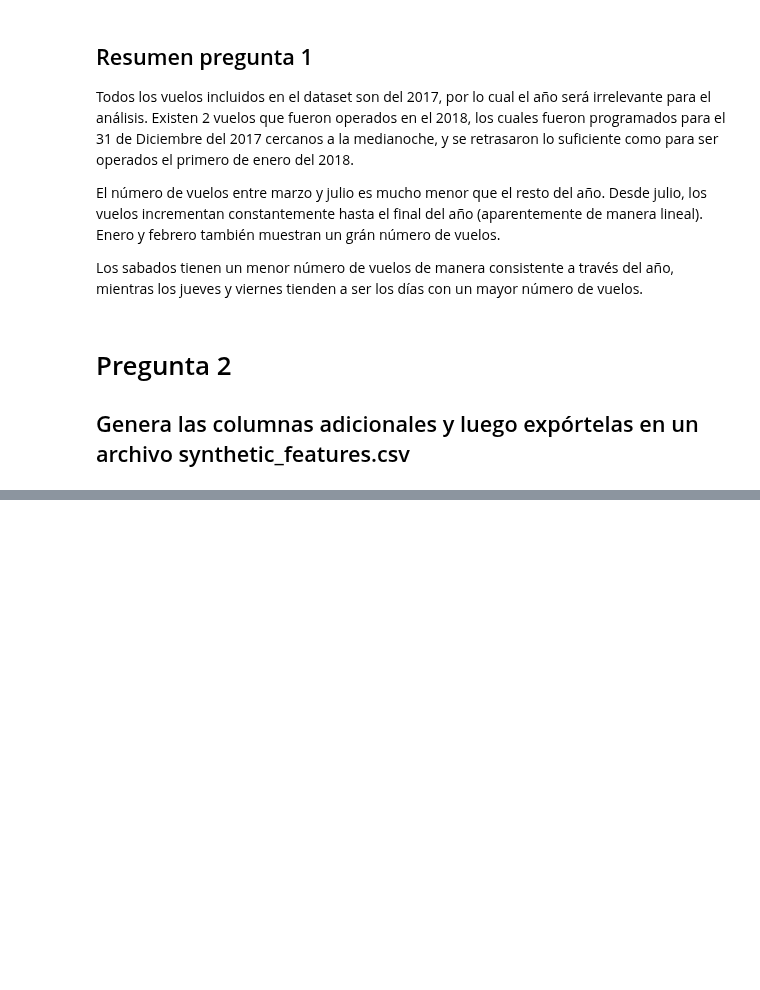
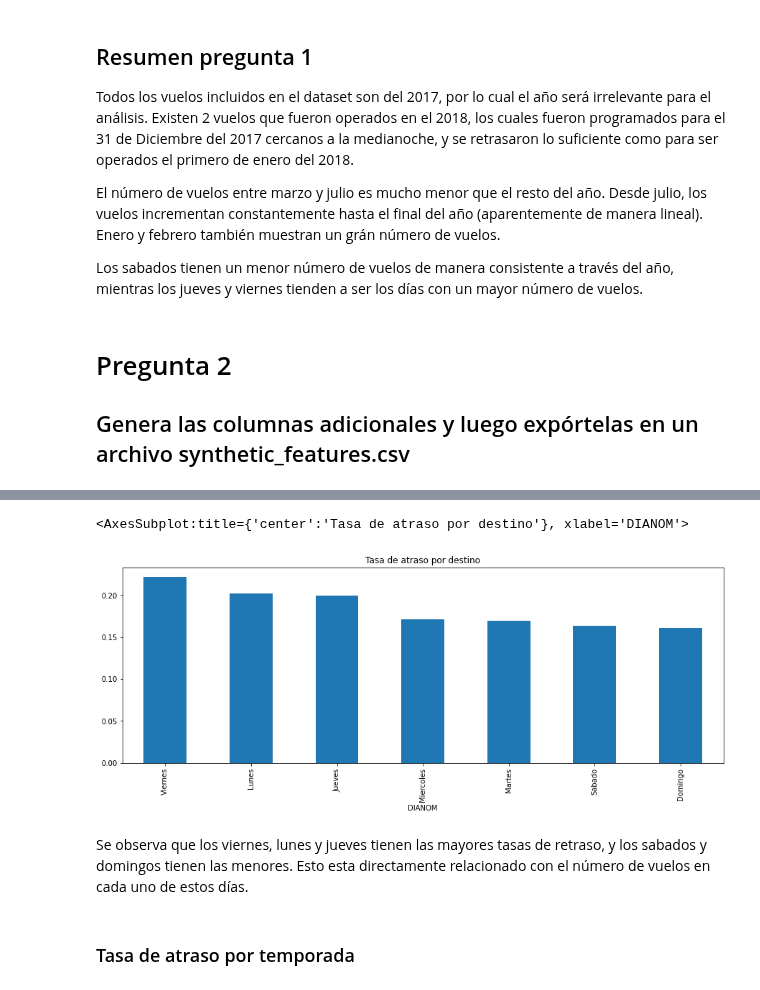
Before and after one commit to AndresFrancoG/desafioDSLatam, a Jupyter notebook: solution.ipynb, the cells around one changed output, grey strips where cells are left out. Drawn from its saved outputs; the diff is of its cells as text; code cells hidden in the pictures; blank space fills up the shorter version.

```diff
--- a/solution.ipynb
+++ b/solution.ipynb
@@ -265,0 +289,9 @@ Se observa que Julio y Diciembre tienen las mayores tasas de retraso, mientras m
+# %%
+dSemana_tasa_atraso.plot.bar(figsize=(15,5), title = 'Tasa de atraso por destino')
+# %% [output]
+<AxesSubplot:title={'center':'Tasa de atraso por destino'}, xlabel='DIANOM'>
+[figure, added]
+# %% [markdown]
+Se observa que los viernes, lunes y jueves tienen las mayores tasas de retraso, y los sabados y domingos tienen las menores. Esto esta directamente relacionado con el número de vuelos en cada uno de estos días.
+# %% [markdown]
+### Tasa de atraso por temporada
```
Also changed, not shown: parts of 56 cells of this notebook.
